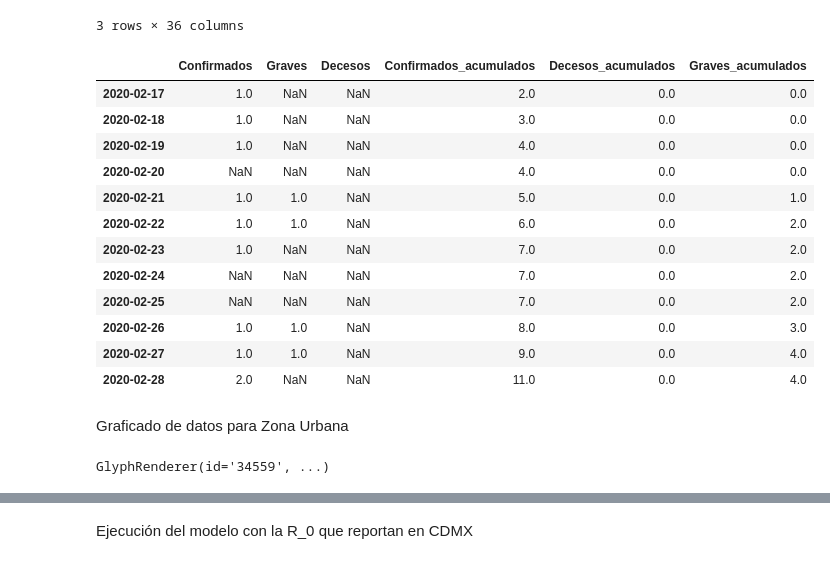
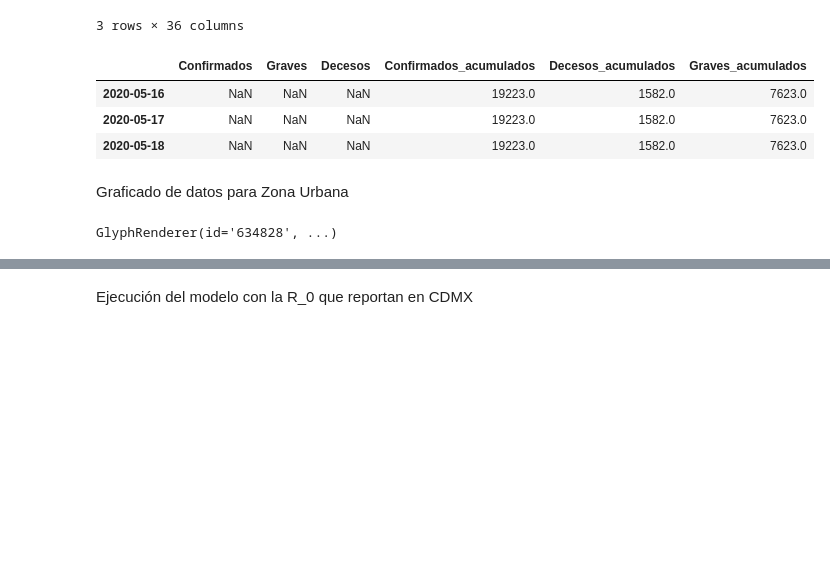
Before and after one commit to irvingfisica/covid_plots, a Jupyter notebook: modelo_CDMX.ipynb, the cells around one changed output, grey strips where cells are left out. Drawn from its saved outputs; the diff is of its cells as text; code cells hidden in the pictures; blank space fills up the shorter version.

```diff
--- a/modelo_CDMX.ipynb
+++ b/modelo_CDMX.ipynb
@@ -281,21 +338,12 @@ casos["Decesos"] = data_zurb.groupby("FECHA_DEF").size()
 casos["Confirmados_acumulados"] = casos["Confirmados"].fillna(0).cumsum()
 casos["Decesos_acumulados"] = casos["Decesos"].fillna(0).cumsum()
 casos["Graves_acumulados"] = casos["Graves"].fillna(0).cumsum()
-# %%
-casos[18:30]
-# %% [output]
-|  | Confirmados | Graves | Decesos | Confirmados_acumulados | Decesos_acumulados | Graves_acumulados |
-| 2020-02-17 | 1.0 | NaN | NaN | 2.0 | 0.0 | 0.0 |
-| 2020-02-18 | 1.0 | NaN | NaN | 3.0 | 0.0 | 0.0 |
-| 2020-02-19 | 1.0 | NaN | NaN | 4.0 | 0.0 | 0.0 |
-| 2020-02-20 | NaN | NaN | NaN | 4.0 | 0.0 | 0.0 |
-| 2020-02-21 | 1.0 | 1.0 | NaN | 5.0 | 0.0 | 1.0 |
-| 2020-02-22 | 1.0 | 1.0 | NaN | 6.0 | 0.0 | 2.0 |
-| 2020-02-23 | 1.0 | NaN | NaN | 7.0 | 0.0 | 2.0 |
-| 2020-02-24 | NaN | NaN | NaN | 7.0 | 0.0 | 2.0 |
-| 2020-02-25 | NaN | NaN | NaN | 7.0 | 0.0 | 2.0 |
-| 2020-02-26 | 1.0 | 1.0 | NaN | 8.0 | 0.0 | 3.0 |
-| 2020-02-27 | 1.0 | 1.0 | NaN | 9.0 | 0.0 | 4.0 |
-| 2020-02-28 | 2.0 | NaN | NaN | 11.0 | 0.0 | 4.0 |
+# %%
+casos[-3:]
+# %% [output]
+|  | Confirmados | Graves | Decesos | Confirmados_acumulados | Decesos_acumulados | Graves_acumulados |
+| 2020-05-16 | NaN | NaN | NaN | 19223.0 | 1582.0 | 7623.0 |
+| 2020-05-17 | NaN | NaN | NaN | 19223.0 | 1582.0 | 7623.0 |
+| 2020-05-18 | NaN | NaN | NaN | 19223.0 | 1582.0 | 7623.0 |
 # %% [markdown]
 Graficado de datos para Zona Urbana
@@ -304,9 +357,9 @@ s = bpl.figure(x_axis_type="datetime",plot_width=1000,plot_height=600,x_range=(p
 # %%
-s.quad(left=time_index,right=time_index+pd.Timedelta("1 days")*0.9,top=casos["Confirmados_acumulados"],bottom=1)
-s.quad(left=time_index,right=time_index+pd.Timedelta("1 days")*0.9,top=casos["Graves_acumulados"],bottom=1,color="green")
-s.quad(left=time_index,right=time_index+pd.Timedelta("1 days")*0.9,top=casos["Decesos_acumulados"],bottom=1,color="red")
+s.quad(left=time_index,right=time_index+pd.Timedelta("1 days")*0.9,top=casos["Confirmados_acumulados"],bottom=0)
+s.quad(left=time_index,right=time_index+pd.Timedelta("1 days")*0.9,top=casos["Graves_acumulados"],bottom=0,color="green")
+s.quad(left=time_index,right=time_index+pd.Timedelta("1 days")*0.9,top=casos["Decesos_acumulados"],bottom=0,color="red")
 # %% [output]
-GlyphRenderer(id='34559', ...)
+GlyphRenderer(id='634828', ...)
 # %%
 bpl.show(s)
 # %% [output]
```
Also changed, not shown: parts of 33 cells of this notebook, 3 other files.
